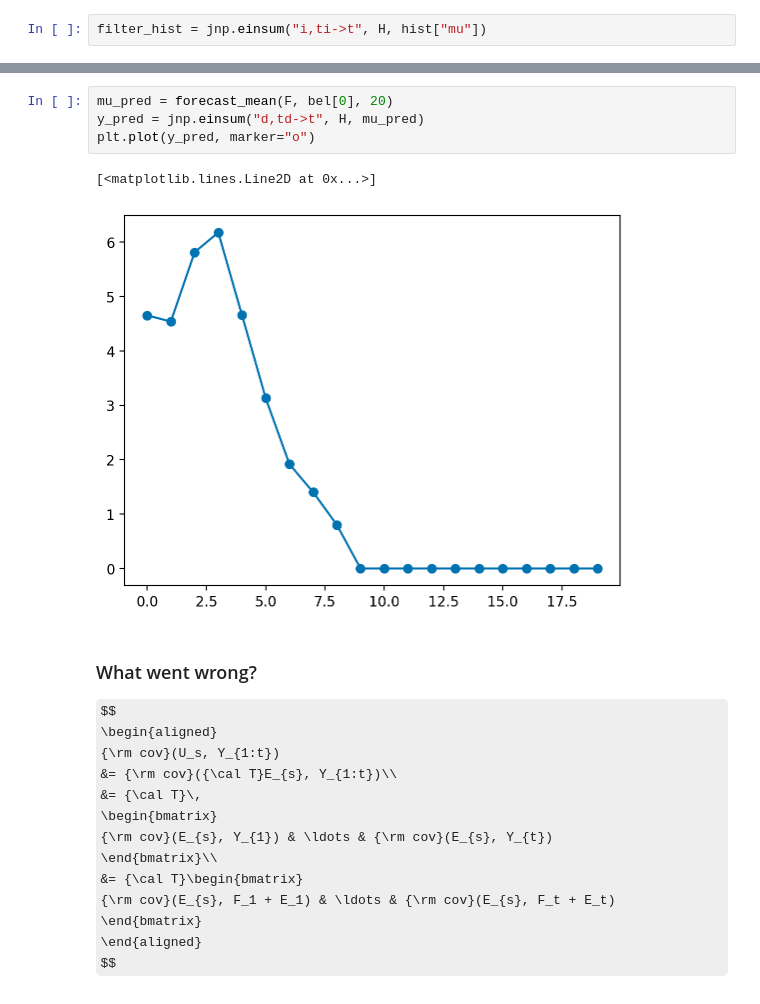
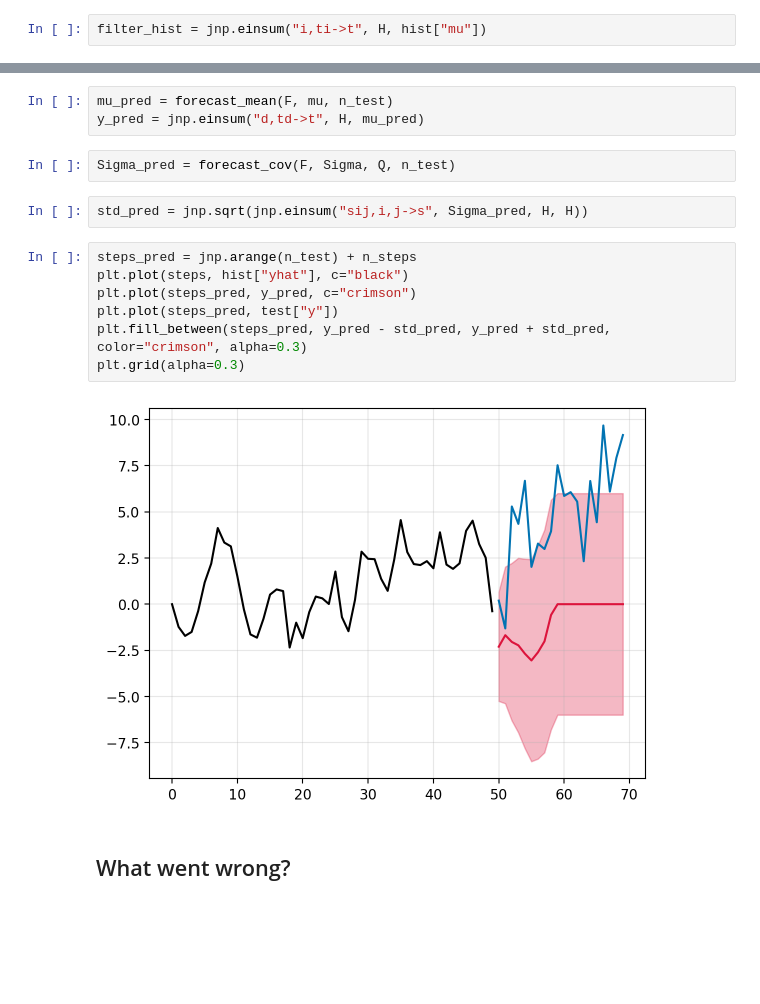
Before and after one commit to gerdm/filtering-notes, a Jupyter notebook: 03-kalman-filter/kalman-filter.ipynb, the cells around one changed output, grey strips where cells are left out. Saved outputs shown, nothing was run; the diff lists cells and outputs as text; some formulas as TeX source; blank space fills up the shorter version.

```diff
--- a/03-kalman-filter/kalman-filter.ipynb
+++ b/03-kalman-filter/kalman-filter.ipynb
@@ -96,23 +127,18 @@ def forecast_mean(F, mu, k):
 # %%
-mu_pred = forecast_mean(F, bel[0], 20)
+mu_pred = forecast_mean(F, mu, n_test)
 y_pred = jnp.einsum("d,td->t", H, mu_pred)
-plt.plot(y_pred, marker="o")
-# %% [output]
-[<matplotlib.lines.Line2D at 0x...>]
-[figure, removed]
-# %% [markdown]
-### What went wrong?
-
-$$
-\begin{aligned}
-    {\rm cov}(U_s, Y_{1:t})
-    &= {\rm cov}({\cal T}E_{s}, Y_{1:t})\\
-    &= {\cal T}\,
-    \begin{bmatrix}
-    {\rm cov}(E_{s}, Y_{1}) & \ldots & {\rm cov}(E_{s}, Y_{t})
-    \end{bmatrix}\\
-    &= {\cal T}\begin{bmatrix}
-    {\rm cov}(E_{s}, F_1 + E_1) & \ldots & {\rm cov}(E_{s}, F_t + E_t)
-    \end{bmatrix}
-\end{aligned}
-$$
+# %%
+Sigma_pred = forecast_cov(F, Sigma, Q, n_test)
+# %%
+std_pred = jnp.sqrt(jnp.einsum("sij,i,j->s", Sigma_pred, H, H))
+# %%
+steps_pred = jnp.arange(n_test) + n_steps
+plt.plot(steps, hist["yhat"], c="black")
+plt.plot(steps_pred, y_pred, c="crimson")
+plt.plot(steps_pred, test["y"])
+plt.fill_between(steps_pred, y_pred - std_pred, y_pred + std_pred, color="crimson", alpha=0.3)
+plt.grid(alpha=0.3)
+# %% [output]
+[figure, added]
+# %% [markdown]
+## What went wrong?
```
Also changed, not shown: parts of 11 cells of this notebook.
